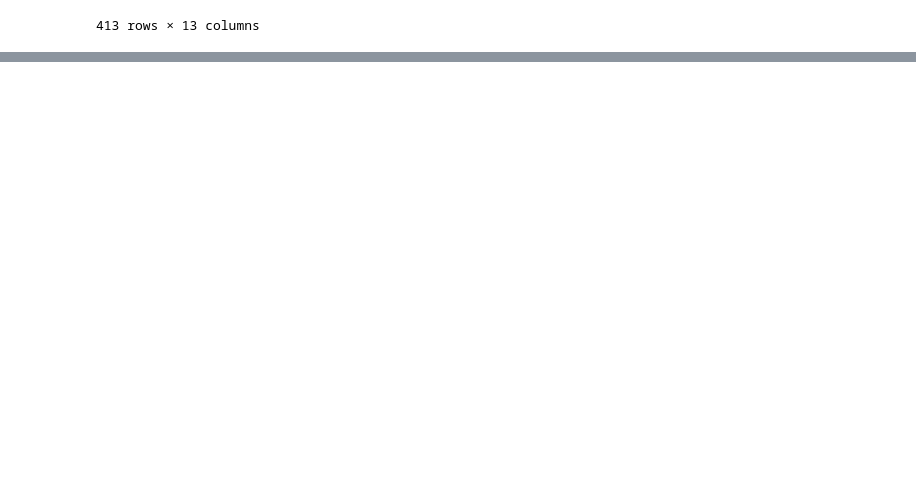
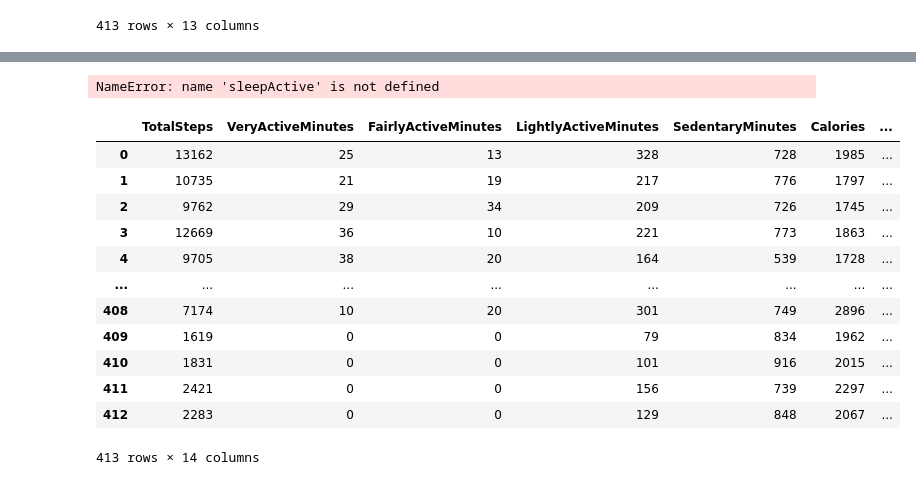
Before and after one commit to idangrady/DataAnalysisCourse, a Jupyter notebook: Idan/DashDisplay.ipynb, the cells around one changed output, grey strips where cells are left out. Drawn from its saved outputs; the diff is of its cells as text; code cells hidden in the pictures; blank space fills up the shorter version.

```diff
--- a/Idan/DashDisplay.ipynb
+++ b/Idan/DashDisplay.ipynb
@@ -697,0 +835,4 @@ Dash app running on http://127.0.0.1:8000/
+# %%
+meged_active_sleep.head()
+# %% [output]
+NameError: name 'sleepActive' is not defined
@@ -697,0 +867,16 @@ Dash app running on http://127.0.0.1:8000/
+# %%
+meged_active_sleep
+# %% [output]
+|  | TotalSteps | VeryActiveMinutes | FairlyActiveMinutes | LightlyActiveMinutes | SedentaryMinutes | Calories | ... |
+| 0 | 13162 | 25 | 13 | 328 | 728 | 1985 | ... |
+| 1 | 10735 | 21 | 19 | 217 | 776 | 1797 | ... |
+| 2 | 9762 | 29 | 34 | 209 | 726 | 1745 | ... |
+| 3 | 12669 | 36 | 10 | 221 | 773 | 1863 | ... |
+| 4 | 9705 | 38 | 20 | 164 | 539 | 1728 | ... |
+| ... | ... | ... | ... | ... | ... | ... | ... |
+| 408 | 7174 | 10 | 20 | 301 | 749 | 2896 | ... |
+| 409 | 1619 | 0 | 0 | 79 | 834 | 1962 | ... |
+| 410 | 1831 | 0 | 0 | 101 | 916 | 2015 | ... |
+| 411 | 2421 | 0 | 0 | 156 | 739 | 2297 | ... |
+| 412 | 2283 | 0 | 0 | 129 | 848 | 2067 | ... |
+413 rows × 14 columns
```
Also changed, not shown: parts of 17 cells of this notebook.
